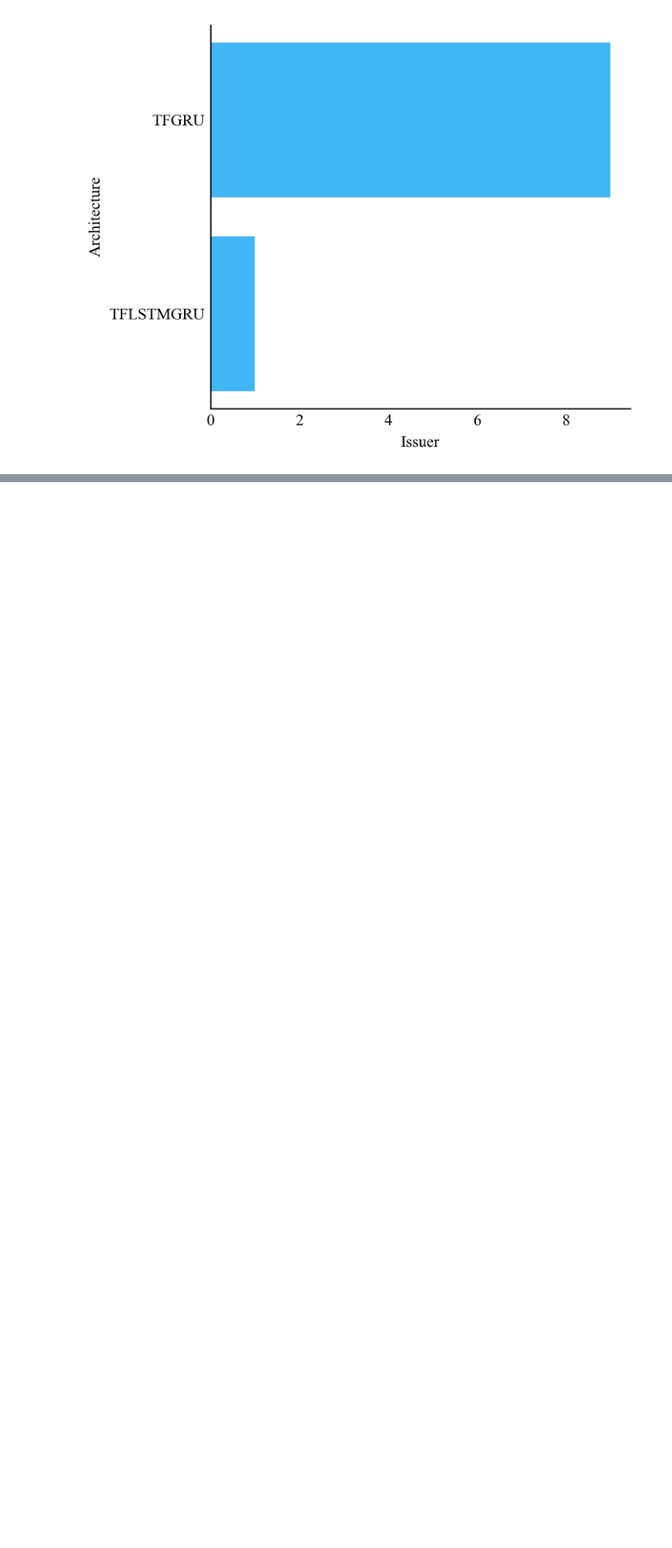
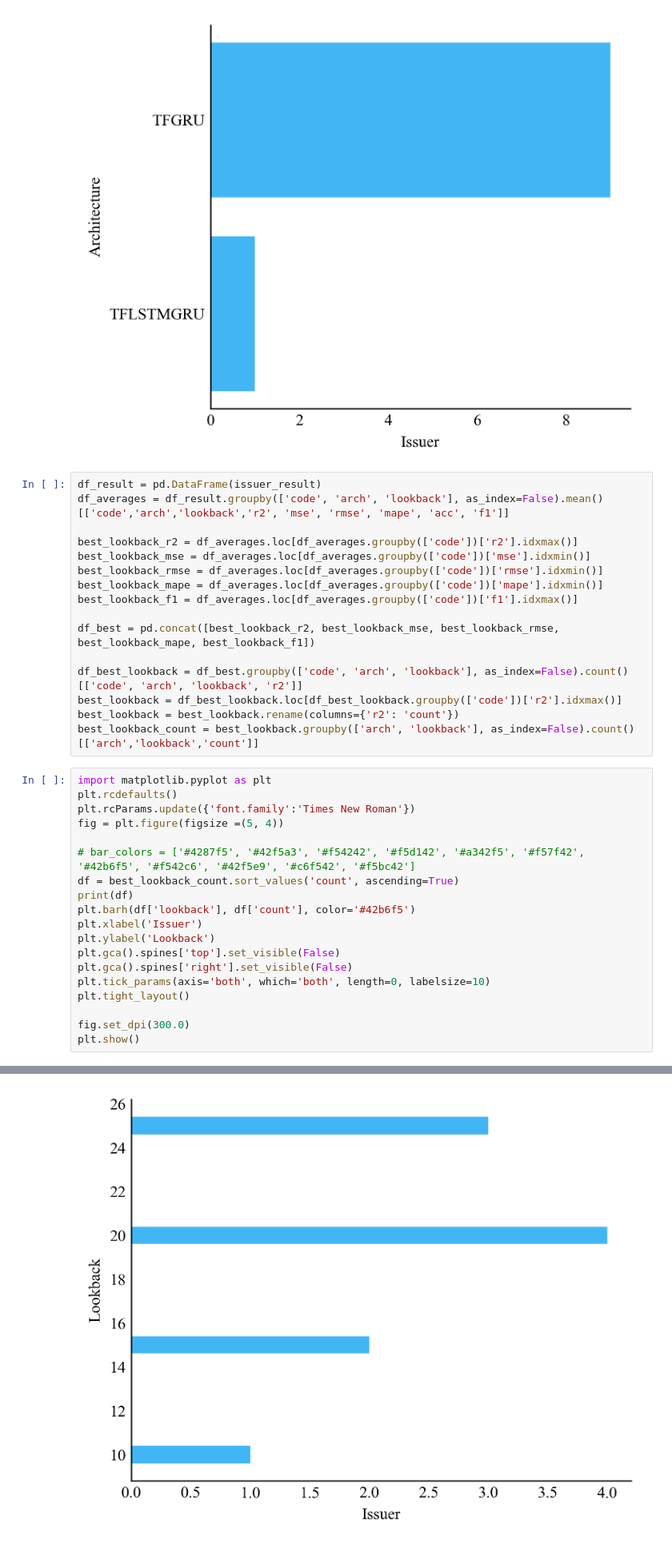
Before and after one commit to ziyadb911/stock-forecast-deep-learning, a Jupyter notebook: read-result.ipynb, the cells around one changed output, grey strips where cells are left out. Shown: that part at 80% size. Cells and saved outputs as stored; diff of their text form; blank space fills up the shorter version.

```diff
--- a/read-result.ipynb
+++ b/read-result.ipynb
@@ -111,3 +108,39 @@ plt.show()
 1  TFLSTMGRU      1
 0      TFGRU      9
 [figure]
+# %%
+df_result = pd.DataFrame(issuer_result)
+df_averages = df_result.groupby(['code', 'arch', 'lookback'], as_index=False).mean()[['code','arch','lookback','r2', 'mse', 'rmse', 'mape', 'acc', 'f1']]
+
+best_lookback_r2 = df_averages.loc[df_averages.groupby(['code'])['r2'].idxmax()]
+best_lookback_mse = df_averages.loc[df_averages.groupby(['code'])['mse'].idxmin()]
+best_lookback_rmse = df_averages.loc[df_averages.groupby(['code'])['rmse'].idxmin()]
+best_lookback_mape = df_averages.loc[df_averages.groupby(['code'])['mape'].idxmin()]
+best_lookback_f1 = df_averages.loc[df_averages.groupby(['code'])['f1'].idxmax()]
+
+df_best = pd.concat([best_lookback_r2, best_lookback_mse, best_lookback_rmse, best_lookback_mape, best_lookback_f1])
+
+df_best_lookback = df_best.groupby(['code', 'arch', 'lookback'], as_index=False).count()[['code', 'arch', 'lookback', 'r2']]
+best_lookback = df_best_lookback.loc[df_best_lookback.groupby(['code'])['r2'].idxmax()]
+best_lookback = best_lookback.rename(columns={'r2': 'count'})
+best_lookback_count = best_lookback.groupby(['arch', 'lookback'], as_index=False).count()[['arch','lookback','count']]
+# %%
+import matplotlib.pyplot as plt
+plt.rcdefaults()
+plt.rcParams.update({'font.family':'Times New Roman'})
+fig = plt.figure(figsize =(5, 4))
+
+# bar_colors = ['#4287f5', '#42f5a3', '#f54242', '#f5d142', '#a342f5', '#f57f42', '#42b6f5', '#f542c6', '#42f5e9', '#c6f542', '#f5bc42']
+df = best_lookback_count.sort_values('count', ascending=True)
+print(df)
+plt.barh(df['lookback'], df['count'], color='#42b6f5')
+plt.xlabel('Issuer')
+plt.ylabel('Lookback')
+plt.gca().spines['top'].set_visible(False)
+plt.gca().spines['right'].set_visible(False)
+plt.tick_params(axis='both', which='both', length=0, labelsize=10)
+plt.tight_layout()
+
+fig.set_dpi(300.0)
+plt.show()
+# %% [output]
@@ -114,2 +152,3 @@ plt.show()
+[figure, added]
 # %%
 df_result = pd.DataFrame(issuer_result)
```
Also changed, not shown: parts of 8 cells of this notebook, 11 other files.
